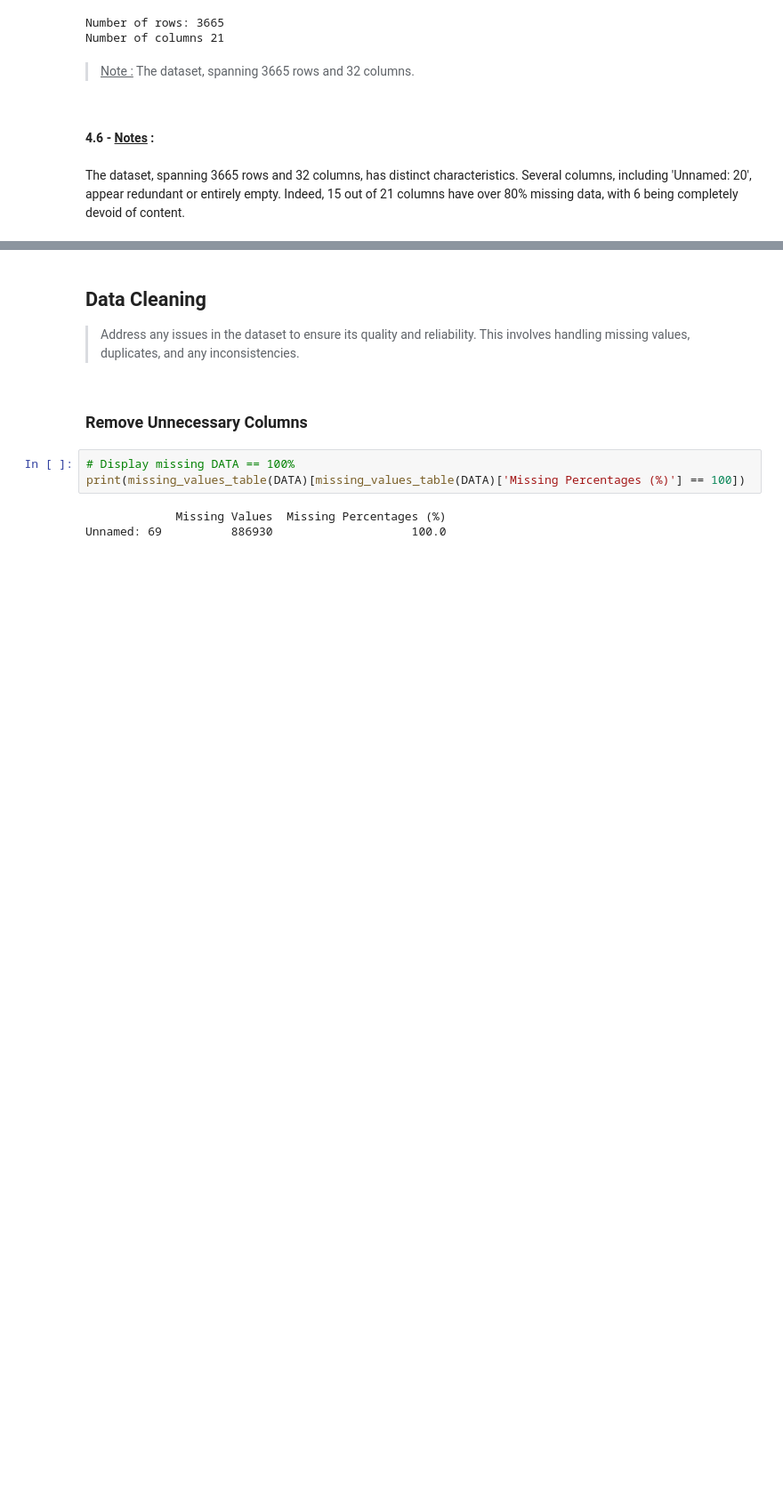
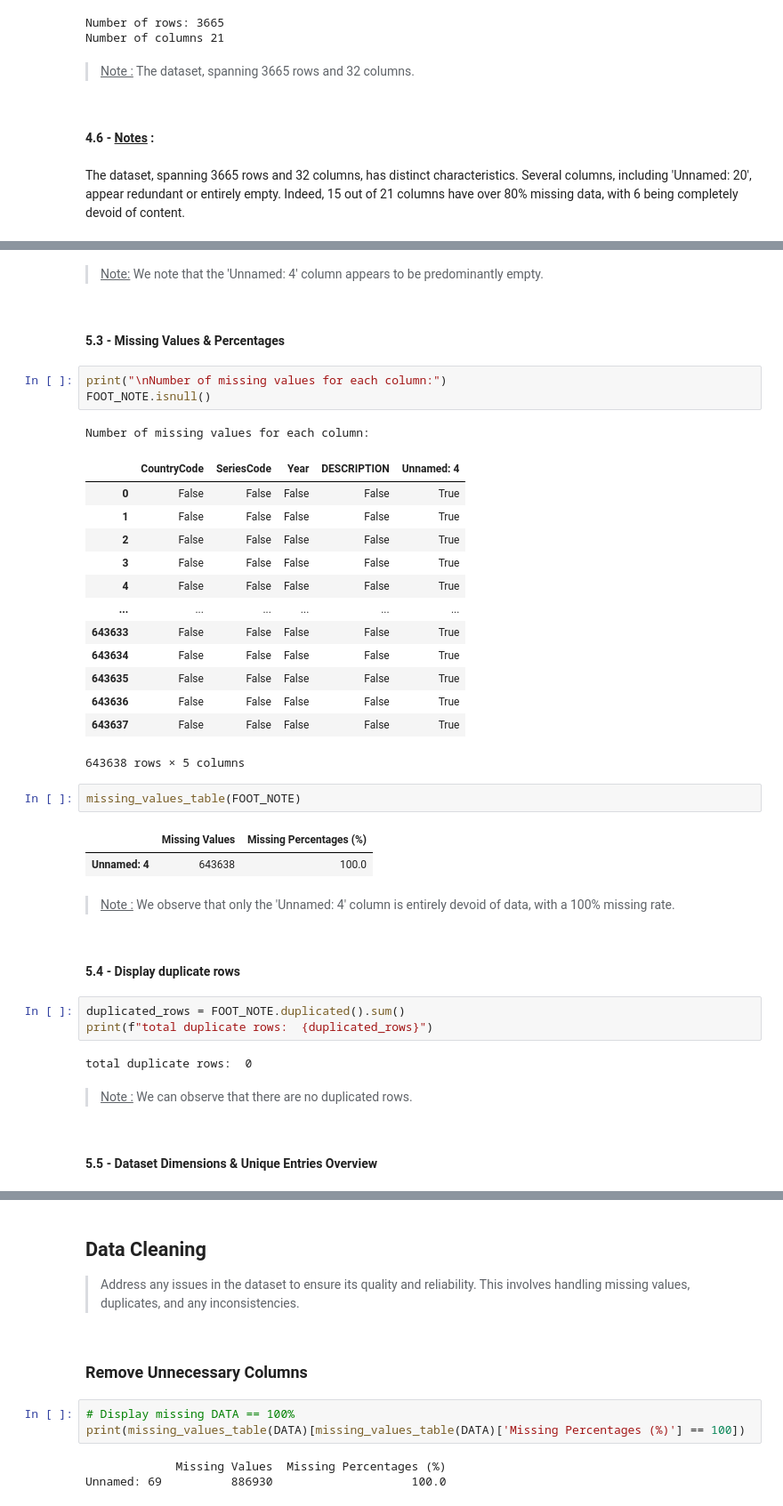
Before and after one commit to MasterCodeDevelop/academy, a Jupyter notebook: netebook.ipynb, the cells around one changed output, grey strips where cells are left out. Shown at 89% size. Saved outputs shown, nothing was run; the diff lists cells and outputs as text; blank space fills up the shorter version.

Commit message:
Added initial analysis of 'EdStatsFootNote.csv' to 'Initial Data Exploration' section. Summarized findings under 'EdStatsFootNote' subsection with associated remarks.

```diff
--- a/netebook.ipynb
+++ b/netebook.ipynb
@@ -742,0 +780,40 @@ The dataset, spanning 3665 rows and 32 columns, has distinct characteristics. Se
+# %% [markdown]
+> <u>Note:</u> We note that the 'Unnamed: 4' column appears to be predominantly empty.
+# %% [markdown]
+#### 5.3 - Missing Values & Percentages
+# %%
+print("\nNumber of missing values for each column:")
+FOOT_NOTE.isnull()
+# %% [output]
+Number of missing values for each column:
+|  | CountryCode | SeriesCode | Year | DESCRIPTION | Unnamed: 4 |
+| 0 | False | False | False | False | True |
+| 1 | False | False | False | False | True |
+| 2 | False | False | False | False | True |
+| 3 | False | False | False | False | True |
+| 4 | False | False | False | False | True |
+| ... | ... | ... | ... | ... | ... |
+| 643633 | False | False | False | False | True |
+| 643634 | False | False | False | False | True |
+| 643635 | False | False | False | False | True |
+| 643636 | False | False | False | False | True |
+| 643637 | False | False | False | False | True |
+643638 rows × 5 columns
+# %%
+missing_values_table(FOOT_NOTE)
+# %% [output]
+|  | Missing Values | Missing Percentages (%) |
+| Unnamed: 4 | 643638 | 100.0 |
+# %% [markdown]
+> <u>Note :</u> We observe that only the 'Unnamed: 4' column is entirely devoid of data, with a 100% missing rate.
+# %% [markdown]
+#### 5.4 - Display duplicate rows
+# %%
+duplicated_rows = FOOT_NOTE.duplicated().sum()
+print(f"total duplicate rows:  {duplicated_rows}")
+# %% [output]
+total duplicate rows:  0
+# %% [markdown]
+> <u>Note :</u> We can observe that there are no duplicated rows.
+# %% [markdown]
+#### 5.5 - Dataset Dimensions & Unique Entries Overview
```
Also changed, not shown: parts of 12 cells of this notebook.
